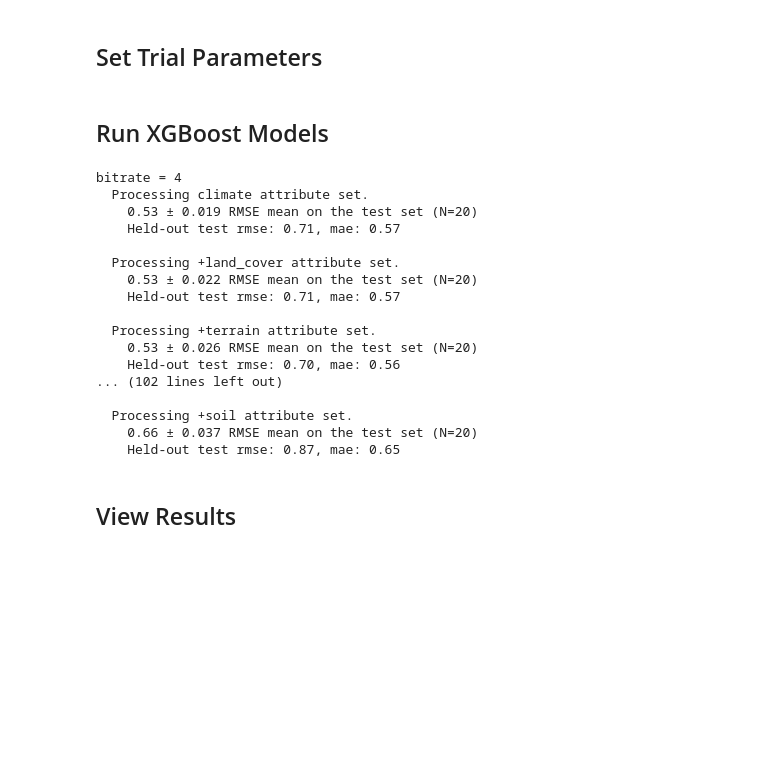
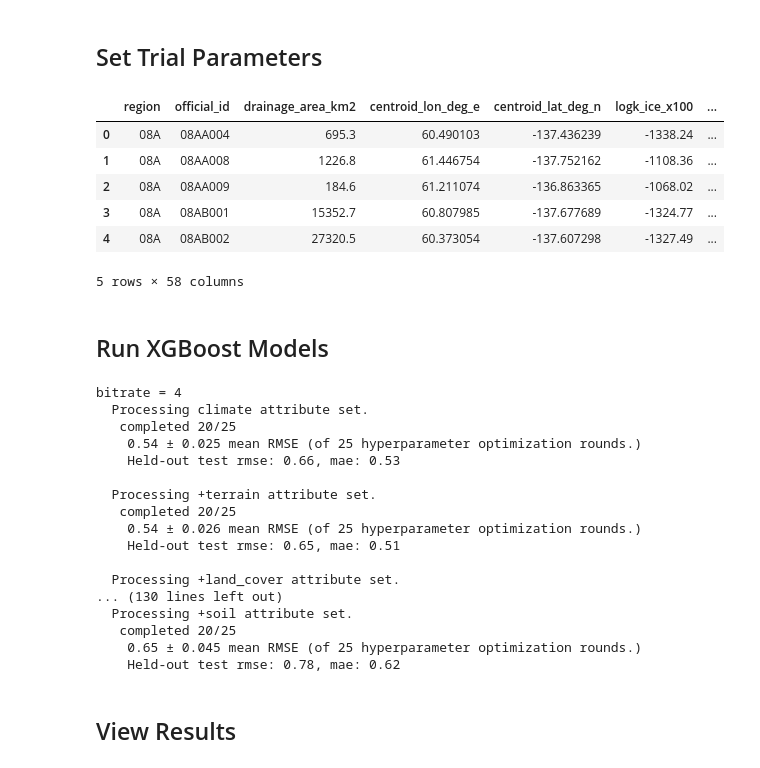
Before and after one commit to dankovacek/divergence_measures, a Jupyter notebook: docs/notebooks/2b_Predictability_of_entropy.ipynb, the cells around one changed output. Saved outputs shown, nothing was run; the diff lists cells and outputs as text; code cells hidden in the pictures; blank space fills up the shorter version.

Commit message:
update data processing notebooks, change config to prevent forced notebook execution at build

```diff
--- a/docs/notebooks/2b_Predictability_of_entropy.ipynb
+++ b/docs/notebooks/2b_Predictability_of_entropy.ipynb
@@ -116,0 +128,10 @@ attribute_set_names = ['climate', '+land_cover', '+terrain', '+soil']
+# %%
+df.head()
+# %% [output]
+|  | region | official_id | drainage_area_km2 | centroid_lon_deg_e | centroid_lat_deg_n | logk_ice_x100 | ... |
+| 0 | 08A | 08AA004 | 695.3 | 60.490103 | -137.436239 | -1338.24 | ... |
+| 1 | 08A | 08AA008 | 1226.8 | 61.446754 | -137.752162 | -1108.36 | ... |
+| 2 | 08A | 08AA009 | 184.6 | 61.211074 | -136.863365 | -1068.02 | ... |
+| 3 | 08A | 08AB001 | 15352.7 | 60.807985 | -137.677689 | -1324.77 | ... |
+| 4 | 08A | 08AB002 | 27320.5 | 60.373054 | -137.607298 | -1327.49 | ... |
+5 rows × 58 columns
@@ -119,29 +151,30 @@ attribute_set_names = ['climate', '+land_cover', '+terrain', '+soil']
 # %%
 test_results_fname = f'Entropy_prediction_results.npy'
 test_results_fpath = os.path.join(results_folder, test_results_fname)
+
 if os.path.exists(test_results_fpath):
-    all_test_results = np.load(test_results_fpath, allow_pickle=True).item()
+    test_results = np.load(test_results_fpath, allow_pickle=True).item()
 else:
-    all_test_results = predict_entropy_from_attributes(df, holdout_pct, results_folder)
-    np.save(test_results_fpath, all_test_results)
+    test_results = predict_entropy_from_attributes(df, training_stns, test_stns, attribute_set_names, results_folder)
+    np.save(test_results_fpath, test_results)
 # %% [output]
 bitrate = 4
   Processing climate attribute set.
-    0.53 ± 0.019 RMSE mean on the test set (N=20)
-    Held-out test rmse: 0.71, mae: 0.57
+   completed 20/25
+    0.54 ± 0.025 mean RMSE (of 25 hyperparameter optimization rounds.)
+    Held-out test rmse: 0.66, mae: 0.53
+
+  Processing +terrain attribute set.
+   completed 20/25
+    0.54 ± 0.026 mean RMSE (of 25 hyperparameter optimization rounds.)
+    Held-out test rmse: 0.65, mae: 0.51
 
   Processing +land_cover attribute set.
-    0.53 ± 0.022 RMSE mean on the test set (N=20)
-    Held-out test rmse: 0.71, mae: 0.57
-
-  Processing +terrain attribute set.
-    0.53 ± 0.026 RMSE mean on the test set (N=20)
-    Held-out test rmse: 0.70, mae: 0.56
-... (102 lines left out)
-
+... (130 lines left out)
   Processing +soil attribute set.
-    0.66 ± 0.037 RMSE mean on the test set (N=20)
-    Held-out test rmse: 0.87, mae: 0.65
+   completed 20/25
+    0.65 ± 0.045 mean RMSE (of 25 hyperparameter optimization rounds.)
+    Held-out test rmse: 0.78, mae: 0.62
 # %% [markdown]
 ## View Results
 # %%
```
Also changed, not shown: parts of 11 cells of this notebook, 20 other files.
